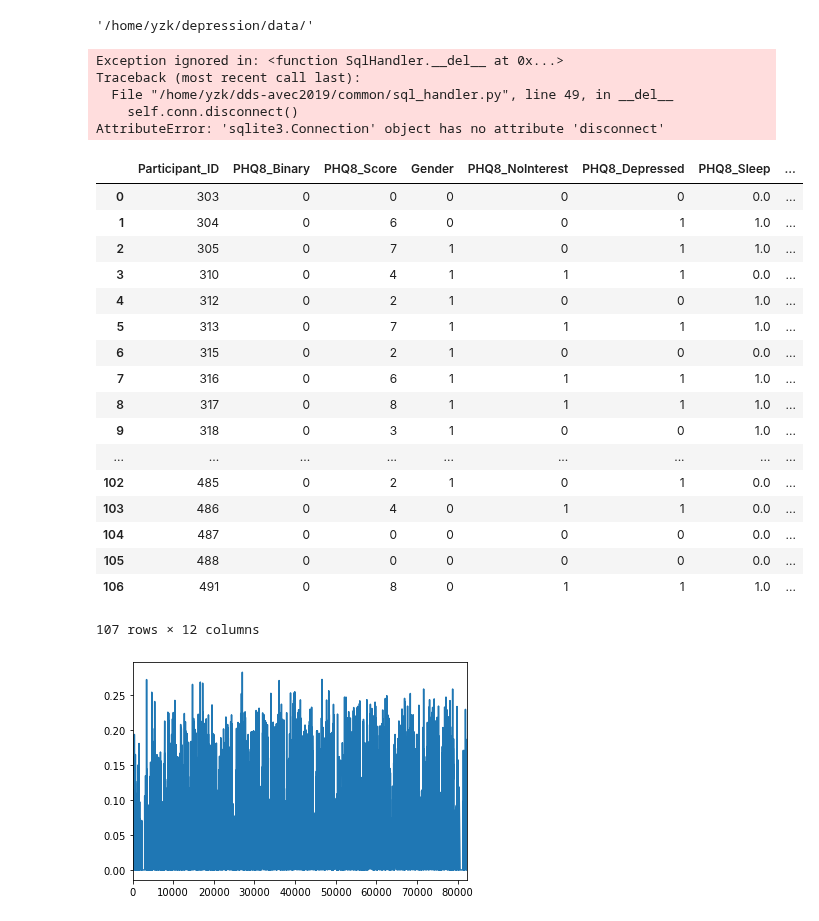
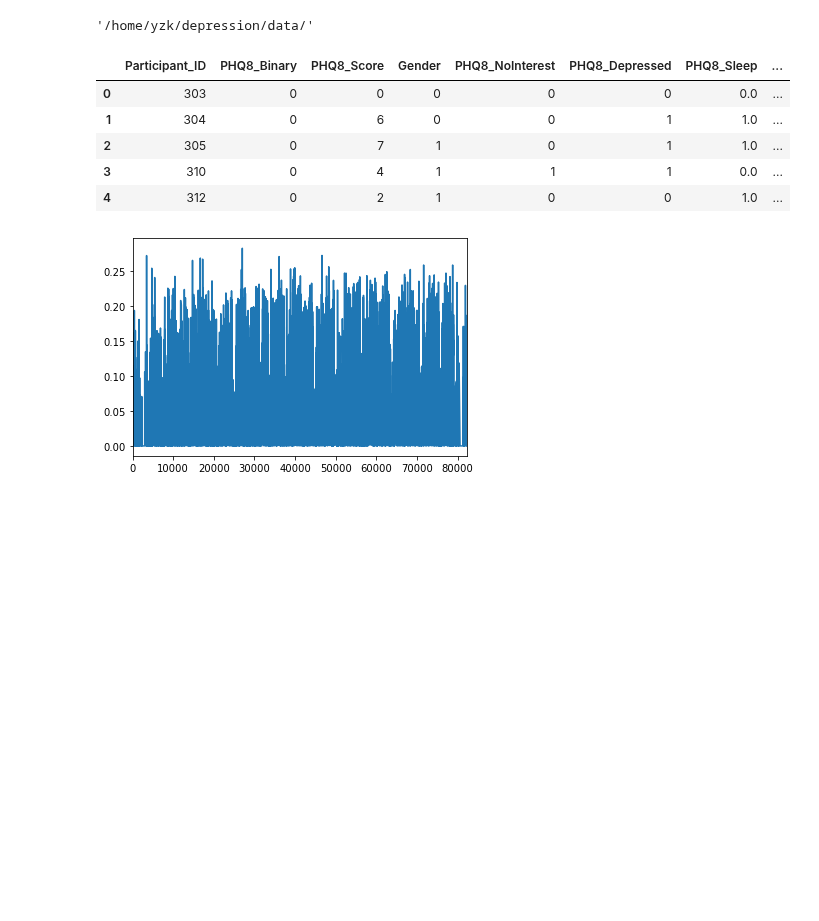
Before and after one commit to LouisYZK/dds-avec2019, a Jupyter notebook: explore.ipynb, the cells around one changed output. Saved outputs shown, nothing was run; the diff lists cells and outputs as text; code cells hidden in the pictures; blank space fills up the shorter version.

```diff
--- a/explore.ipynb
+++ b/explore.ipynb
@@ -16,33 +16,16 @@ config.data_dir
 # %%
 dir1 = config.data_dir + 'avec/301_P/' + '301_COVAREP.csv'
 dir_wav = config.data_dir + 'avec/301_P/' + '301_AUDIO.wav'
 from common.sql_handler import SqlHandler
 sql = SqlHandler()
-sql.get_df(config.tbl_training_set)
+sql.get_df(config.tbl_training_set).head()
 # %% [output]
-Exception ignored in: <function SqlHandler.__del__ at 0x...>
-Traceback (most recent call last):
-  File "/home/yzk/dds-avec2019/common/sql_handler.py", line 49, in __del__
-    self.conn.disconnect()
-AttributeError: 'sqlite3.Connection' object has no attribute 'disconnect'
 |  | Participant_ID | PHQ8_Binary | PHQ8_Score | Gender | PHQ8_NoInterest | PHQ8_Depressed | PHQ8_Sleep | ... |
 | 0 | 303 | 0 | 0 | 0 | 0 | 0 | 0.0 | ... |
 | 1 | 304 | 0 | 6 | 0 | 0 | 1 | 1.0 | ... |
 | 2 | 305 | 0 | 7 | 1 | 0 | 1 | 1.0 | ... |
 | 3 | 310 | 0 | 4 | 1 | 1 | 1 | 0.0 | ... |
 | 4 | 312 | 0 | 2 | 1 | 0 | 0 | 1.0 | ... |
-| 5 | 313 | 0 | 7 | 1 | 1 | 1 | 1.0 | ... |
-| 6 | 315 | 0 | 2 | 1 | 0 | 0 | 0.0 | ... |
-| 7 | 316 | 0 | 6 | 1 | 1 | 1 | 1.0 | ... |
-| 8 | 317 | 0 | 8 | 1 | 1 | 1 | 1.0 | ... |
-| 9 | 318 | 0 | 3 | 1 | 0 | 0 | 1.0 | ... |
-| ... | ... | ... | ... | ... | ... | ... | ... | ... |
-| 102 | 485 | 0 | 2 | 1 | 0 | 1 | 0.0 | ... |
-| 103 | 486 | 0 | 4 | 0 | 1 | 1 | 0.0 | ... |
-| 104 | 487 | 0 | 0 | 0 | 0 | 0 | 0.0 | ... |
-| 105 | 488 | 0 | 0 | 0 | 0 | 0 | 0.0 | ... |
-| 106 | 491 | 0 | 8 | 0 | 1 | 1 | 1.0 | ... |
-107 rows × 12 columns
 # %%
 naq = covarep.iloc[:, 2]
 naq.plot()
```
Also changed, not shown: parts of 6 cells of this notebook, 9 other files.
